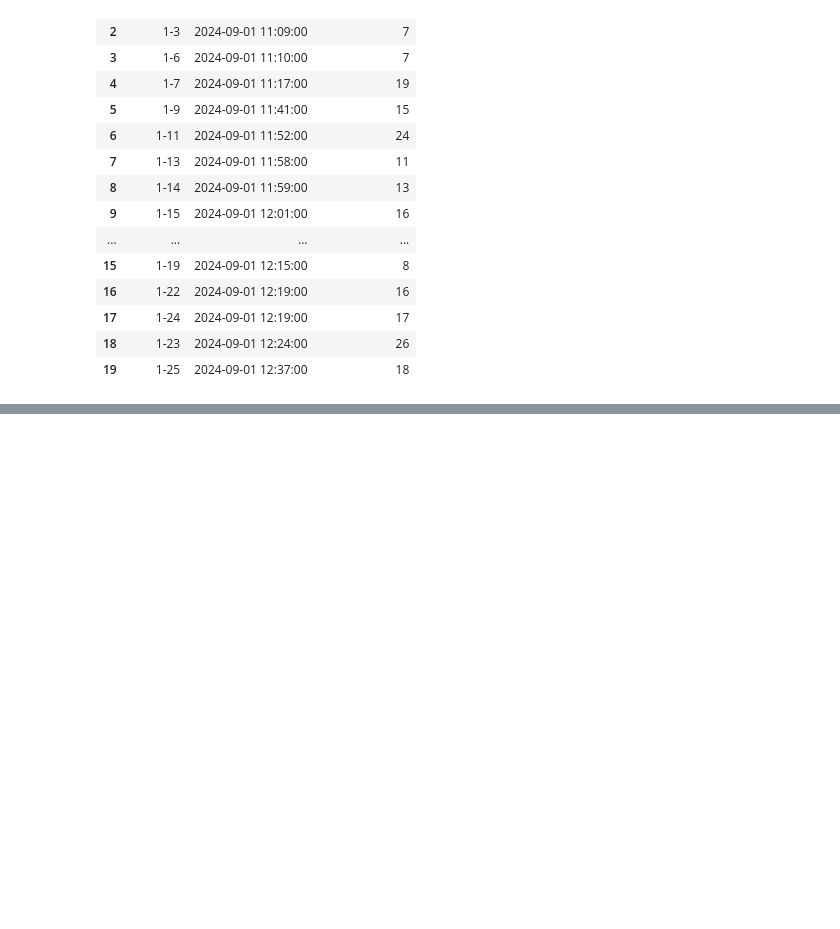
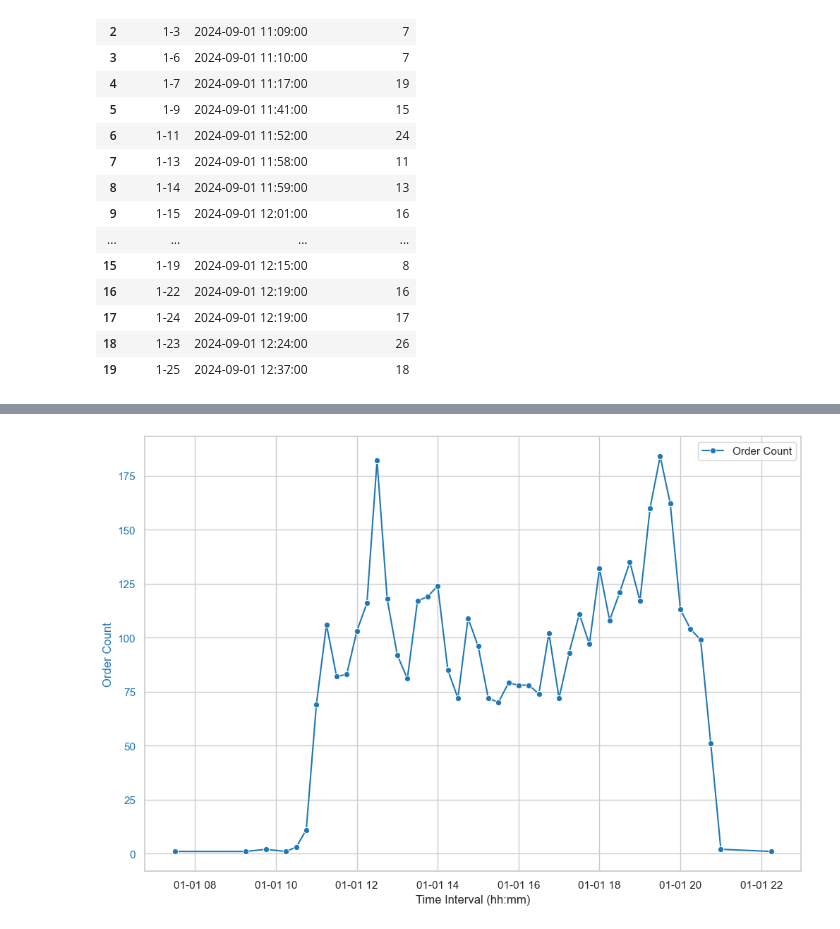
Before and after one commit to vishal-subramanyam/tamu-datathon-2024, a Jupyter notebook: Untitled.ipynb, the cells around one changed output, grey strips where cells are left out. Saved outputs shown, nothing was run; the diff lists cells and outputs as text; code cells hidden in the pictures; blank space fills up the shorter version.

Commit message:
Made a graph representing orders over time

```diff
--- a/Untitled.ipynb
+++ b/Untitled.ipynb
@@ -81,3 +84,11 @@ result.head(20)
 | 17 | 1-24 | 2024-09-01 12:19:00 | 17 |
 | 18 | 1-23 | 2024-09-01 12:24:00 | 26 |
 | 19 | 1-25 | 2024-09-01 12:37:00 | 18 |
+# %%
+result['date'] = pd.to_datetime(result['date'])
+result['time_interval'] = result['date'].dt.floor('15T').dt.time
+# %%
+result = result.groupby('time_interval').agg(
+    count=('Order ID', 'count'),
+    total=('modifier_count', 'mean')
+).reset_index()
@@ -83,0 +115,3 @@ result.head(20)
+# %%
+result['time_interval'] = pd.to_datetime(result['time_interval'], format='%H:%M')
+result.dtypes
@@ -83,0 +143,13 @@ result.head(20)
+# %%
+# Set Seaborn style
+sns.set(style="whitegrid")
+
+fig, ax1 = plt.subplots(figsize=(12, 8))
+
+# Plot 'count' on the first y-axis
+sns.lineplot(data=result, x='time_interval', y='count', ax=ax1, color='tab:blue', marker='o', label='Order Count')
+ax1.set_xlabel('Time Interval (hh:mm)')
+ax1.set_ylabel('Order Count', color='tab:blue')
+ax1.tick_params(axis='y', labelcolor='tab:blue')
+# %% [output]
+[figure, added]
```
Also changed, not shown: parts of 4 cells of this notebook.
